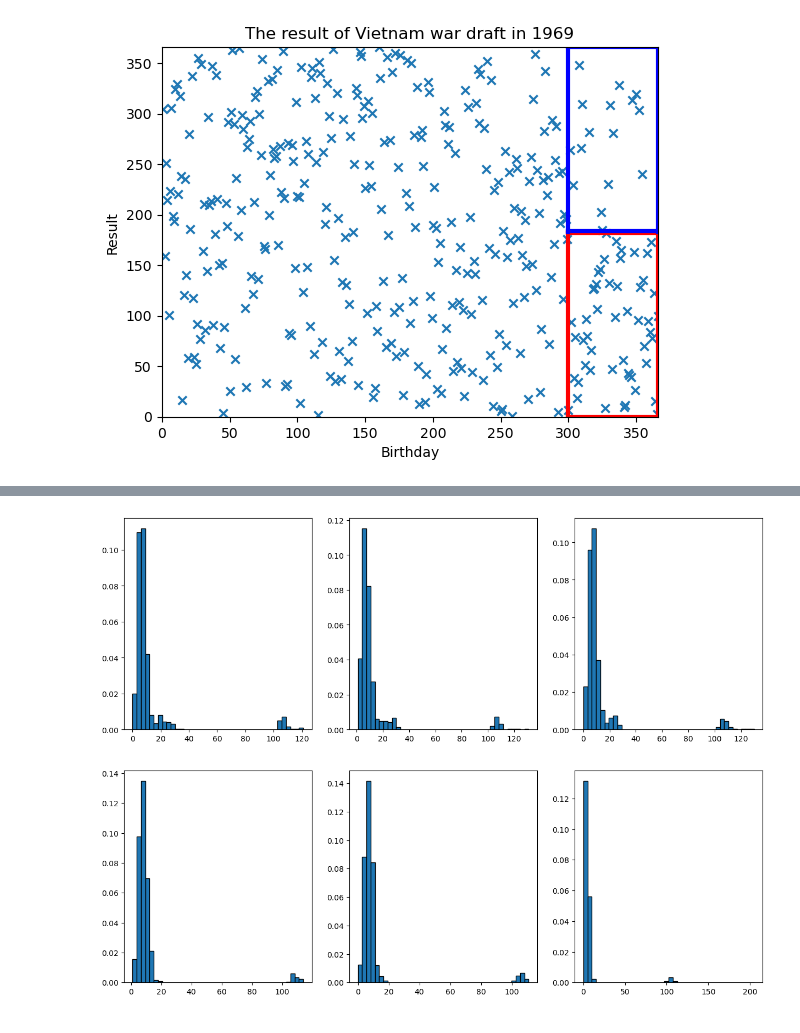
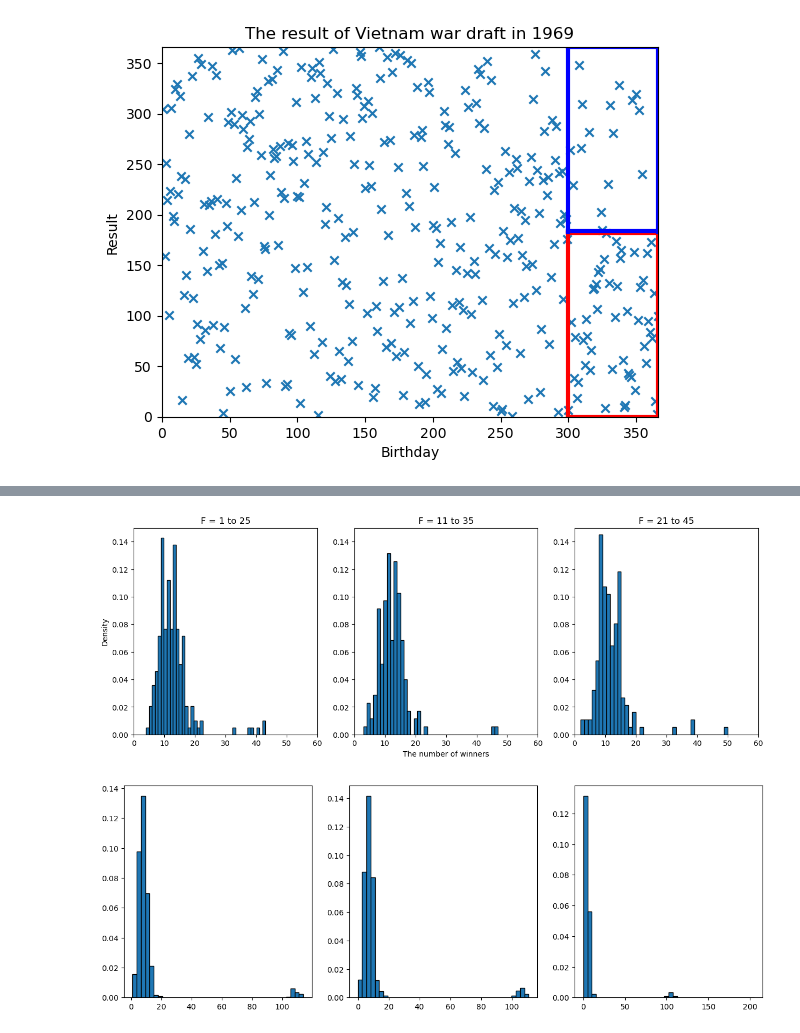
Before and after one commit to woozins/lottery, a Jupyter notebook: analysis_0920.ipynb, the cells around one changed output, grey strips where cells are left out. Cells and saved outputs as stored; diff of their text form; code cells hidden in the pictures.

```diff
--- a/analysis_0920.ipynb
+++ b/analysis_0920.ipynb
@@ -32,7 +32,7 @@ import pandas as pd
 import matplotlib.pyplot as plt
 
 # Regular expression to capture the data
-pattern = re.compile(r"group(\d+) : d : (\d+), weight = ([\d.]+), result = (\d+)")
+pattern = re.compile(r"group : (\d+), d : (\d+), weight = ([\d.]+), result = (\d+)")
 
 # Function to read a file and extract data using the regex
 def extract_data_from_file(file_path):
@@ -76,9 +60,15 @@ diff_F_data
 # %%
+grouplabel = ['F = 1 to 25', 'F = 11 to 35', 'F = 21 to 45']
 fig, ax = plt.subplots(1,3, figsize = (15,5))
 for i in range(3):
     ax[i].hist(diff_F_data[diff_F_data.group==(i+1)].result, density = True, edgecolor = 'black', bins = 40)
+    ax[i].set_xlim(0,60)
+    ax[i].set_ylim(0, 0.15)
+    ax[1].set_xlabel('The number of winners')
+    ax[0].set_ylabel('Density')
+    ax[i].set_title(f'{grouplabel[i]}')
 # %% [output]
-[figure, old version]
+[figure, new version]
 # %%
 pattern = re.compile(r"d : (\d+), weight = ([\d.]+), result = (\d+)")
 
```
Also changed, not shown: parts of 1 cell of this notebook, 4 other files.
